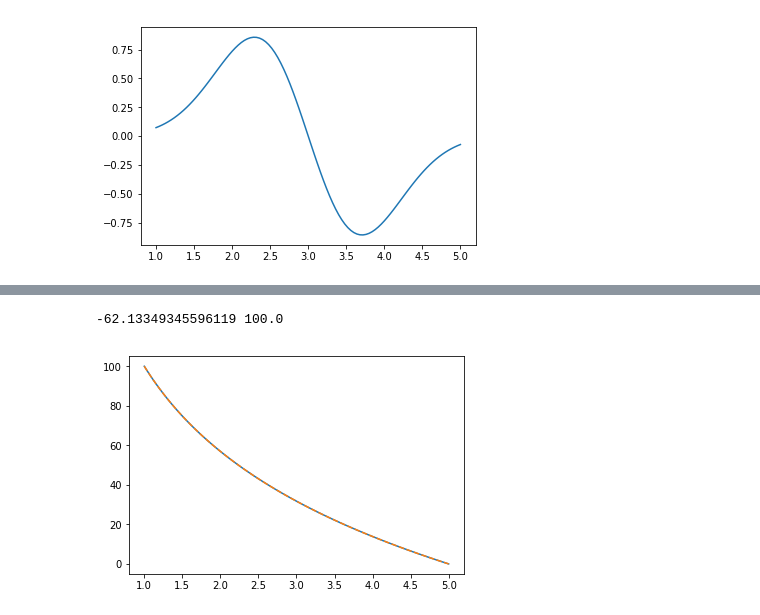
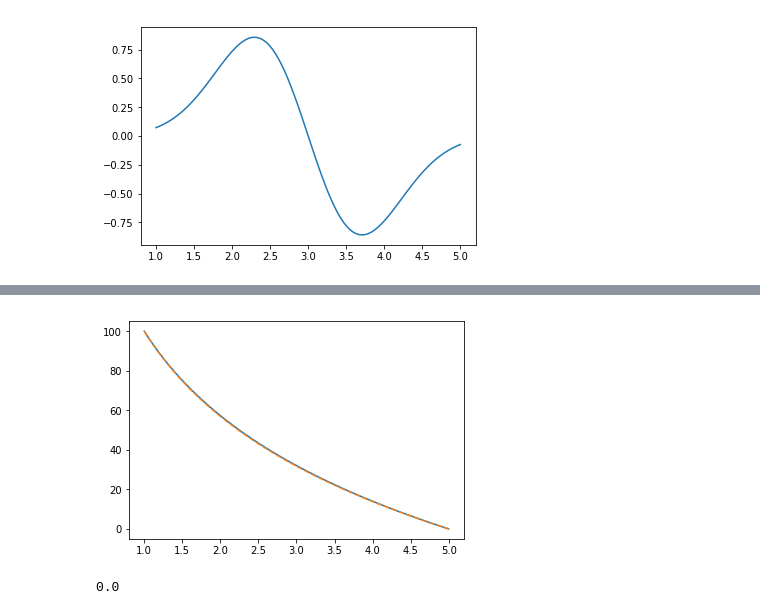
Before and after one commit to PatrickStbr/ZPinchDioctron, a Jupyter notebook: shooting.ipynb, the cells around one changed output, grey strips where cells are left out. Drawn from its saved outputs; the diff is of its cells as text; code cells hidden in the pictures.

Commit message:
Solving Poisson Equation via Matrix-Shooting method works

```diff
--- a/shooting.ipynb
+++ b/shooting.ipynb
@@ -11,7 +12,7 @@ w = 1
 R1 = 1
 R2 = 5
 
-s = np.linspace(R1, R2, 101)
+s = np.linspace(R1, R2, 100)
 ds = (np.max(s)-np.min(s))/(len(s)-1)
 h = h0*np.exp(-(s-s0)**2/w)
 dh_ds = -h0*((2*(s-s0))/w)*np.exp(-(s-s0)**2/w)
@@ -71,16 +60,27 @@ plt.show()
 # %%
-f = np.zeros(len(s))
-f[0] = 100
-f[-1] = 0
-phi = lu.solve(f)
+def shooting(phi0, phi1, s):
+    def fun(phi1):
+        f = np.zeros(len(s))
+        f[0] = phi0
+        f[1] = phi1
+        phi = lu.solve(f)
+        return phi[-1]
+    Root = root(fun, phi1)
+    return(Root.x[0])
 # %%
 c1 = (-100/np.log(R2))*(1/(1+np.log(R1)/np.log(R2)))
 c2 = -np.log(R2)*c1
-print(c1, c2)
 phi_ana = c1*np.log(s) + c2
+
+f = np.zeros(len(s))
+f[0] = 100
+f[1] = shooting(100, 100, s)
+phi = lu.solve(f)
+
 plt.plot(s, phi)
 plt.plot(s, phi_ana, linestyle="dashed")
 plt.show()
+print(phi[-1]-phi_ana[-1])
 # %% [output]
+[figure]
--62.13349345596119 100.0
+0.0
-[figure]
```
Also changed, not shown: parts of 4 cells of this notebook.
